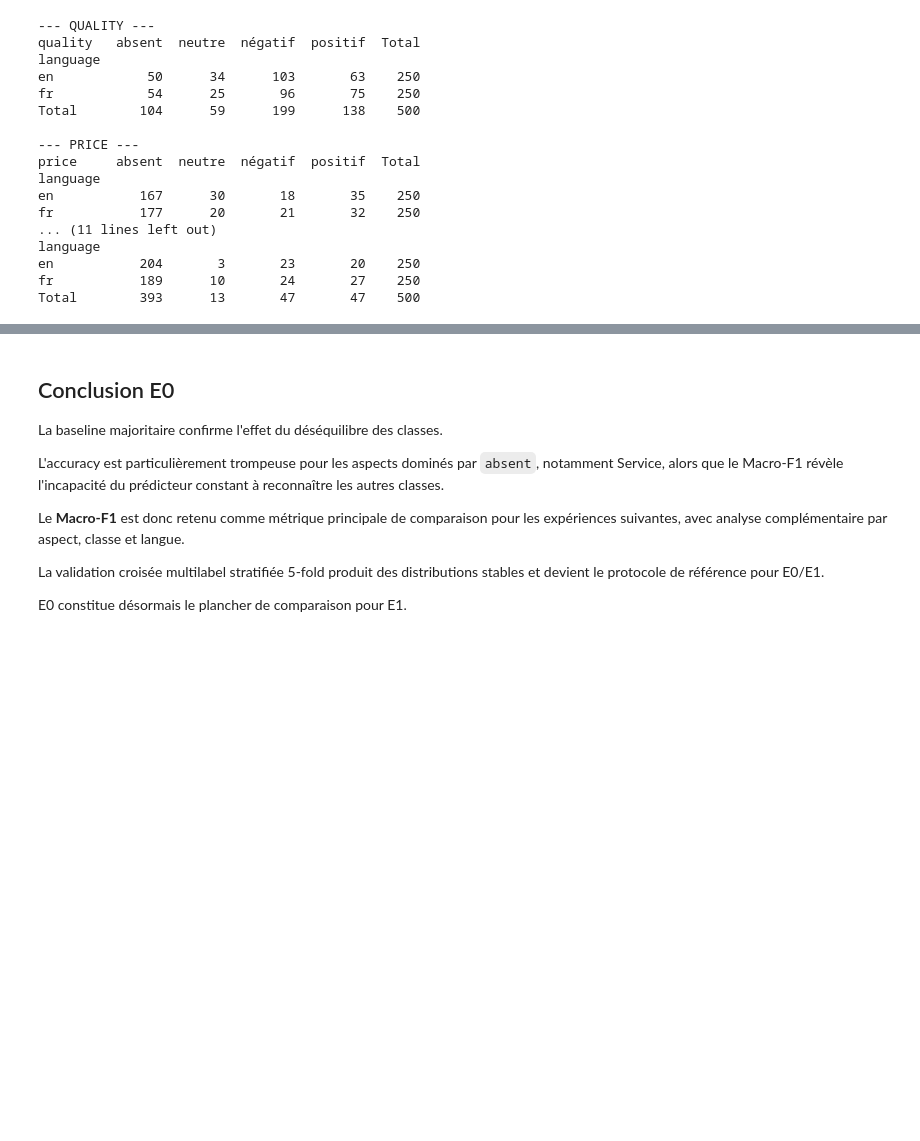
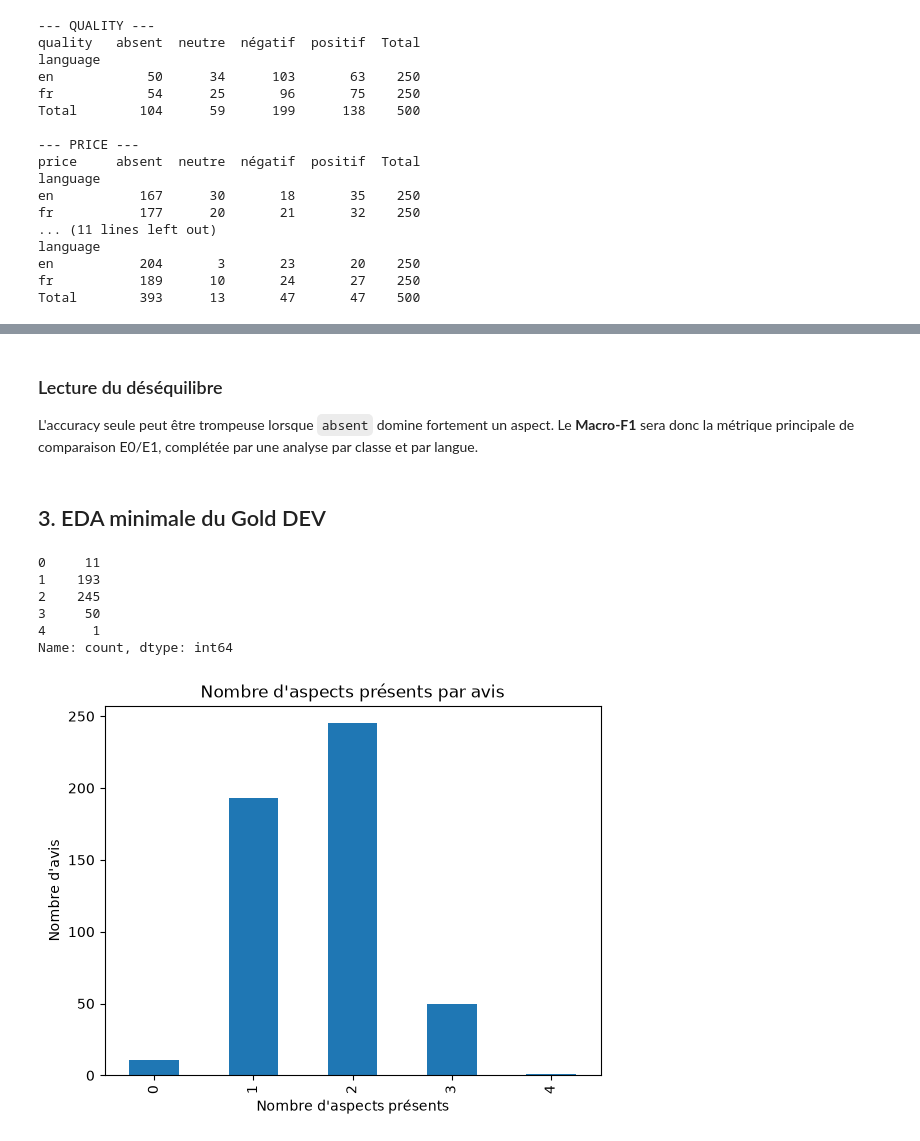
Before and after one commit to youneshamidouche6-art/ABSA-V2, a Jupyter notebook: notebooks/03_e0_e1_baseline.ipynb, the cells around one changed output, grey strips where cells are left out. Saved outputs shown, nothing was run; the diff lists cells and outputs as text; code cells hidden in the pictures; blank space fills up the shorter version.

Commit message:
Complete E1 supervised baseline and diagnostics

```diff
--- a/notebooks/03_e0_e1_baseline.ipynb
+++ b/notebooks/03_e0_e1_baseline.ipynb
@@ -141,14 +199,3 @@ language
 en           204       3       23       20    250
 fr           189      10       24       27    250
 Total        393      13       47       47    500
-# %%
-gold_dev["n_aspects_present"] = (
-    (gold_dev[ASPECTS] != "absent").sum(axis=1)
-)
-aspect_counts = (
-    gold_dev["n_aspects_present"]
-    .value_counts()
-    .sort_index()
-)
-
-aspect_counts
@@ -175,8 +201,0 @@ plt.show()
-# %%
-gold_dev["text_length_words"] = (
-    gold_dev["text"]
-    .str.split()
-    .str.len()
-)
-
-gold_dev["text_length_words"].describe()
@@ -333,16 +202,33 @@ baseline_summary
-# %% [markdown]
-## Conclusion E0
-
-La baseline majoritaire confirme l'effet du déséquilibre des classes.
-
-L'accuracy est particulièrement trompeuse pour les aspects dominés par `absent`,
-notamment Service, alors que le Macro-F1 révèle l'incapacité du prédicteur
-constant à reconnaître les autres classes.
-
-Le **Macro-F1** est donc retenu comme métrique principale de comparaison pour les
-expériences suivantes, avec analyse complémentaire par aspect, classe et langue.
-
-La validation croisée multilabel stratifiée 5-fold produit des distributions
-stables et devient le protocole de référence pour E0/E1.
-
-E0 constitue désormais le plancher de comparaison pour E1.
+# %% [markdown]
+### Lecture du déséquilibre
+
+L'accuracy seule peut être trompeuse lorsque `absent` domine fortement un aspect.
+Le **Macro-F1** sera donc la métrique principale de comparaison E0/E1, complétée
+par une analyse par classe et par langue.
+# %% [markdown]
+## 3. EDA minimale du Gold DEV
+# %%
+n_aspects_present = (gold_dev[ASPECTS] != "absent").sum(axis=1)
+
+aspect_counts = (
+    n_aspects_present
+    .value_counts()
+    .sort_index()
+)
+
+aspect_counts
+# %% [output]
+0     11
+1    193
+2    245
+3     50
+4      1
+Name: count, dtype: int64
+# %%
+aspect_counts.plot(kind="bar")
+plt.title("Nombre d'aspects présents par avis")
+plt.xlabel("Nombre d'aspects présents")
+plt.ylabel("Nombre d'avis")
+plt.show()
+# %% [output]
+[figure, added]
```
Also changed, not shown: parts of 63 cells of this notebook, 2 other files.
